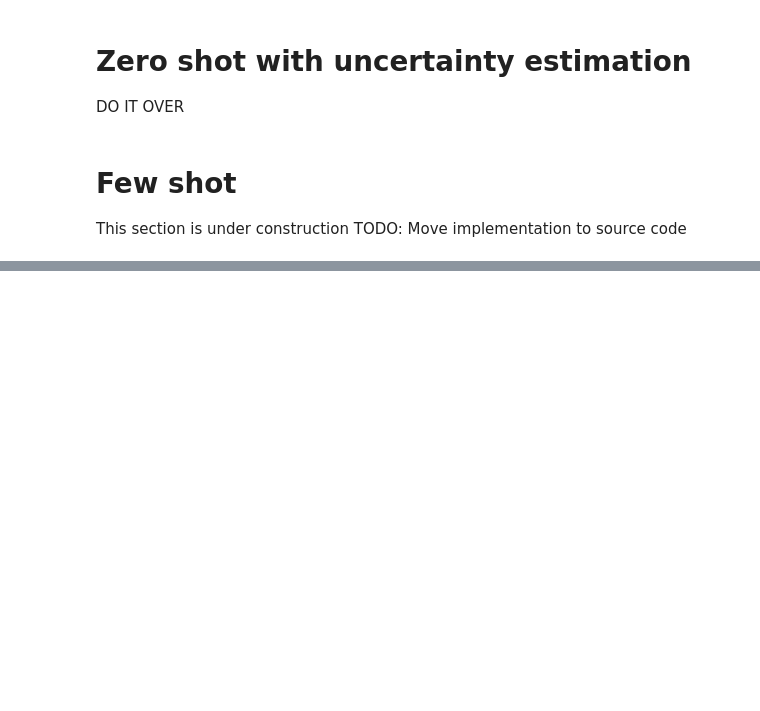
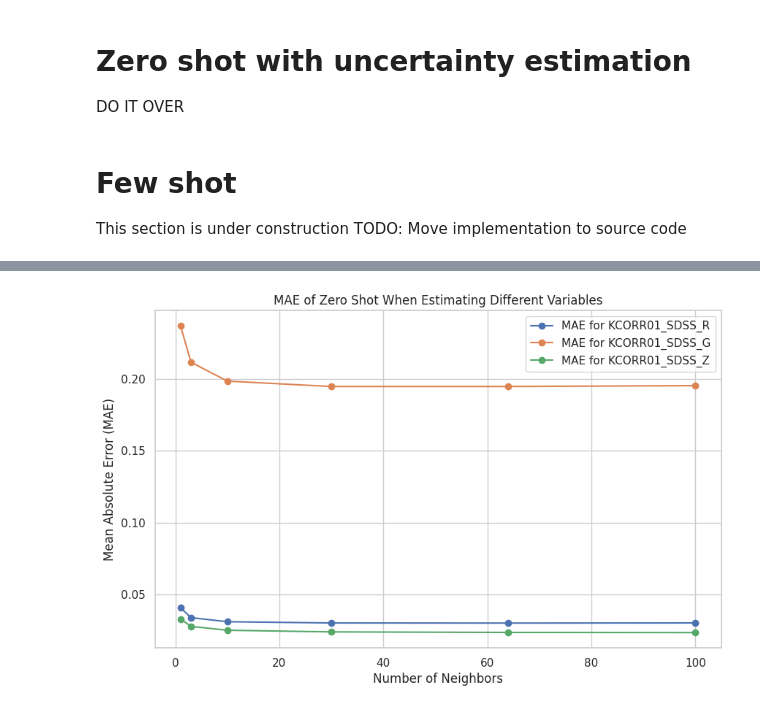
Before and after one commit to jere1882/deep-KCorrect, a Jupyter notebook: kcorrection/calculate_astroclip_kcorrection.ipynb, the cells around one changed output, grey strips where cells are left out. Saved outputs shown, nothing was run; the diff lists cells and outputs as text; code cells hidden in the pictures; blank space fills up the shorter version.

```diff
--- a/kcorrection/calculate_astroclip_kcorrection.ipynb
+++ b/kcorrection/calculate_astroclip_kcorrection.ipynb
@@ -559,0 +501,34 @@ stats
+# %%
+kcorrs = ["KCORR01_SDSS_R", "KCORR01_SDSS_G", "KCORR01_SDSS_Z"]
+absmags = ["ABSMAG01_SDSS_R", "ABSMAG01_SDSS_G", "ABSMAG01_SDSS_Z"]
+# %%
+def plot_results_zero_shot(variables):
+    target_variables = set([y for (x, y) in results_zero])  # Set of unique variables
+
+    # Create the figure for the plot
+    plt.figure(figsize=(10, 6))
+
+    # Loop through each variable and plot its corresponding MAE
+    for variable in variables:
+        # Filter results based on the variable
+        domain_zero = [(x, y) for (x, y) in results_zero if y == variable]
+
+        # Extract num_neighbors, mae, and r2 values
+        num_neighbors = [x[0] for x in domain_zero]
+        mae = [results_zero[x]['stats']['mae_knn'] for x in domain_zero]
+        r2 = [results_zero[x]['stats']['r2_knn'] for x in domain_zero]
+
+        # Plot MAE for each variable
+        plt.plot(num_neighbors, mae, label=f'MAE for {variable}', marker='o')
+
+    # Add title and labels after the loop
+    plt.title('MAE of Zero Shot When Estimating Different Variables')
+    plt.xlabel('Number of Neighbors')
+    plt.ylabel('Mean Absolute Error (MAE)')
+
+    # Optionally add a grid, legend, and style improvements
+    plt.grid(True)
+    plt.legend()
+
+    # Show the plot (this will display all lines together)
+    plt.show()
@@ -559,0 +567,4 @@ stats
+# %%
+plot_results_zero_shot(kcorrs)
+# %% [output]
+[figure, added]
```
Also changed, not shown: parts of 19 cells of this notebook, 4 other files.
